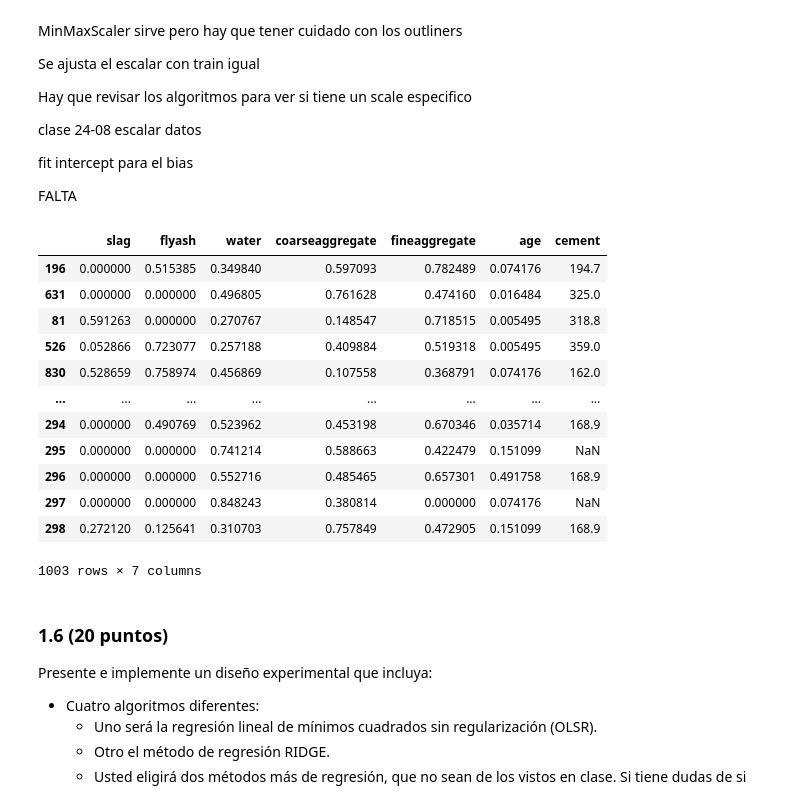
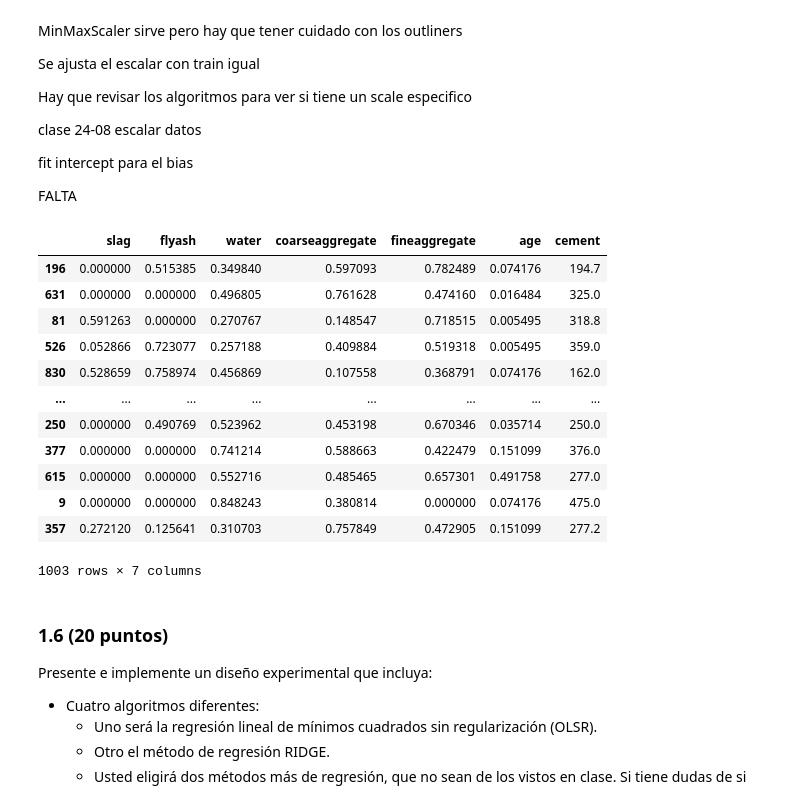
Before and after one commit to GabrielVargasR/University-Artificial-Intelligence, a Jupyter notebook: TC3 - Regression and Feature Engineering/2021-2-Trabajo Practico_03.ipynb, the cells around one changed output. Drawn from its saved outputs; the diff is of its cells as text; code cells hidden in the pictures.

Commit message:
TC-3: Fix nulls in data file

```diff
--- a/TC3 - Regression and Feature Engineering/2021-2-Trabajo Practico_03.ipynb
+++ b/TC3 - Regression and Feature Engineering/2021-2-Trabajo Practico_03.ipynb
@@ -563,31 +563,31 @@ X_test_scaled = transformer.transform(X_test_prep)
 # %%
 # Agrupando los datos de train
 df_trainVal = pd.DataFrame(X_trainVal_scaled,columns=X_trainVal_prep.columns, index=X_trainVal_prep.index)
 df_trainVal[Y_trainVal_prep.columns[0]] = Y_trainVal_prep
 
 # Agrupando los datos de test
-df_test = pd.DataFrame(X_test_scaled,columns=X_test_prep.columns)
+df_test = pd.DataFrame(X_test_scaled,columns=X_test_prep.columns, index=X_test_prep.index)
 df_test[Y_test.columns[0]] = Y_test_nona
 
 # Data Frame with processed data
 df_data_processed = df_trainVal.append(df_test)
 
 df_data_processed.to_csv("Concrete_DataPROCESADO.csv")
 
 df_data_processed
 # %% [output]
 |  | slag | flyash | water | coarseaggregate | fineaggregate | age | cement |
 | 196 | 0.000000 | 0.515385 | 0.349840 | 0.597093 | 0.782489 | 0.074176 | 194.7 |
 | 631 | 0.000000 | 0.000000 | 0.496805 | 0.761628 | 0.474160 | 0.016484 | 325.0 |
 | 81 | 0.591263 | 0.000000 | 0.270767 | 0.148547 | 0.718515 | 0.005495 | 318.8 |
 | 526 | 0.052866 | 0.723077 | 0.257188 | 0.409884 | 0.519318 | 0.005495 | 359.0 |
 | 830 | 0.528659 | 0.758974 | 0.456869 | 0.107558 | 0.368791 | 0.074176 | 162.0 |
 | ... | ... | ... | ... | ... | ... | ... | ... |
-| 294 | 0.000000 | 0.490769 | 0.523962 | 0.453198 | 0.670346 | 0.035714 | 168.9 |
-| 295 | 0.000000 | 0.000000 | 0.741214 | 0.588663 | 0.422479 | 0.151099 | NaN |
-| 296 | 0.000000 | 0.000000 | 0.552716 | 0.485465 | 0.657301 | 0.491758 | 168.9 |
-| 297 | 0.000000 | 0.000000 | 0.848243 | 0.380814 | 0.000000 | 0.074176 | NaN |
-| 298 | 0.272120 | 0.125641 | 0.310703 | 0.757849 | 0.472905 | 0.151099 | 168.9 |
+| 250 | 0.000000 | 0.490769 | 0.523962 | 0.453198 | 0.670346 | 0.035714 | 250.0 |
+| 377 | 0.000000 | 0.000000 | 0.741214 | 0.588663 | 0.422479 | 0.151099 | 376.0 |
+| 615 | 0.000000 | 0.000000 | 0.552716 | 0.485465 | 0.657301 | 0.491758 | 277.0 |
+| 9 | 0.000000 | 0.000000 | 0.848243 | 0.380814 | 0.000000 | 0.074176 | 475.0 |
+| 357 | 0.272120 | 0.125641 | 0.310703 | 0.757849 | 0.472905 | 0.151099 | 277.2 |
 1003 rows × 7 columns
 # %% [markdown]
 ### 1.6 (20 puntos)
```
Also changed, not shown: 1 other file.
